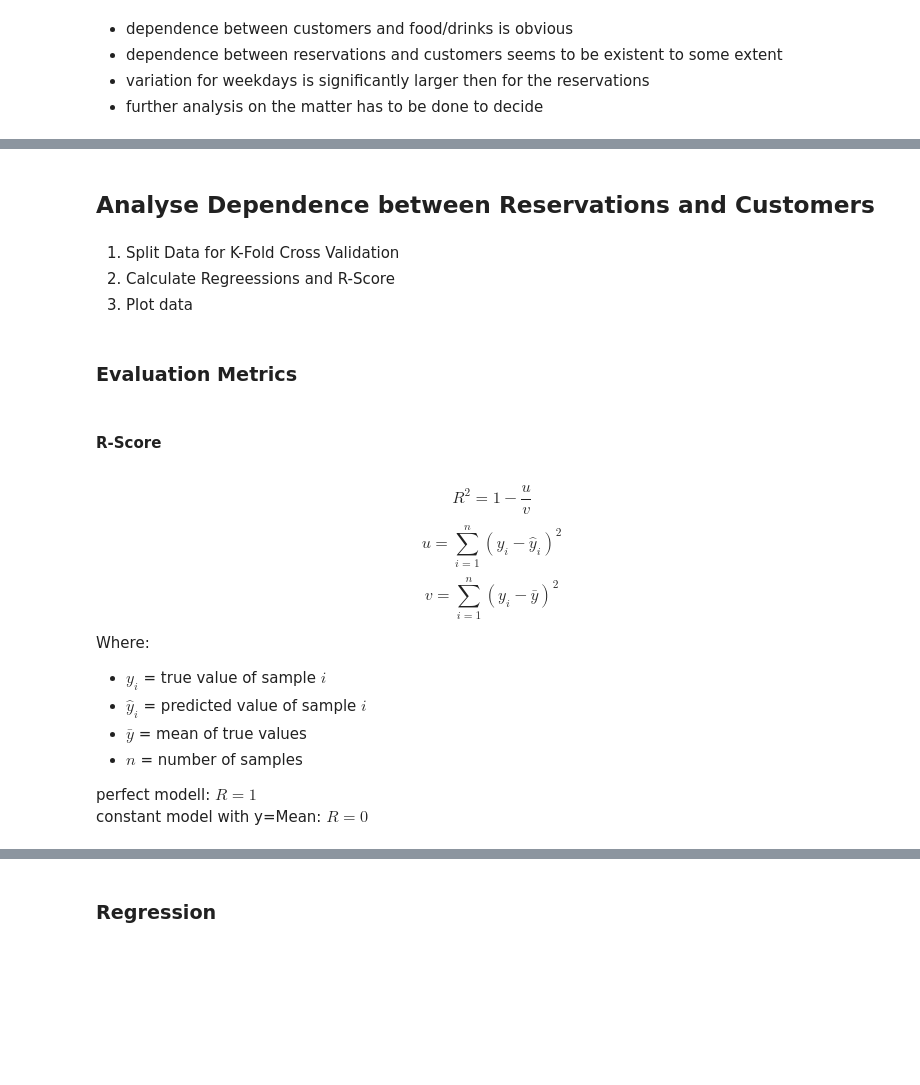
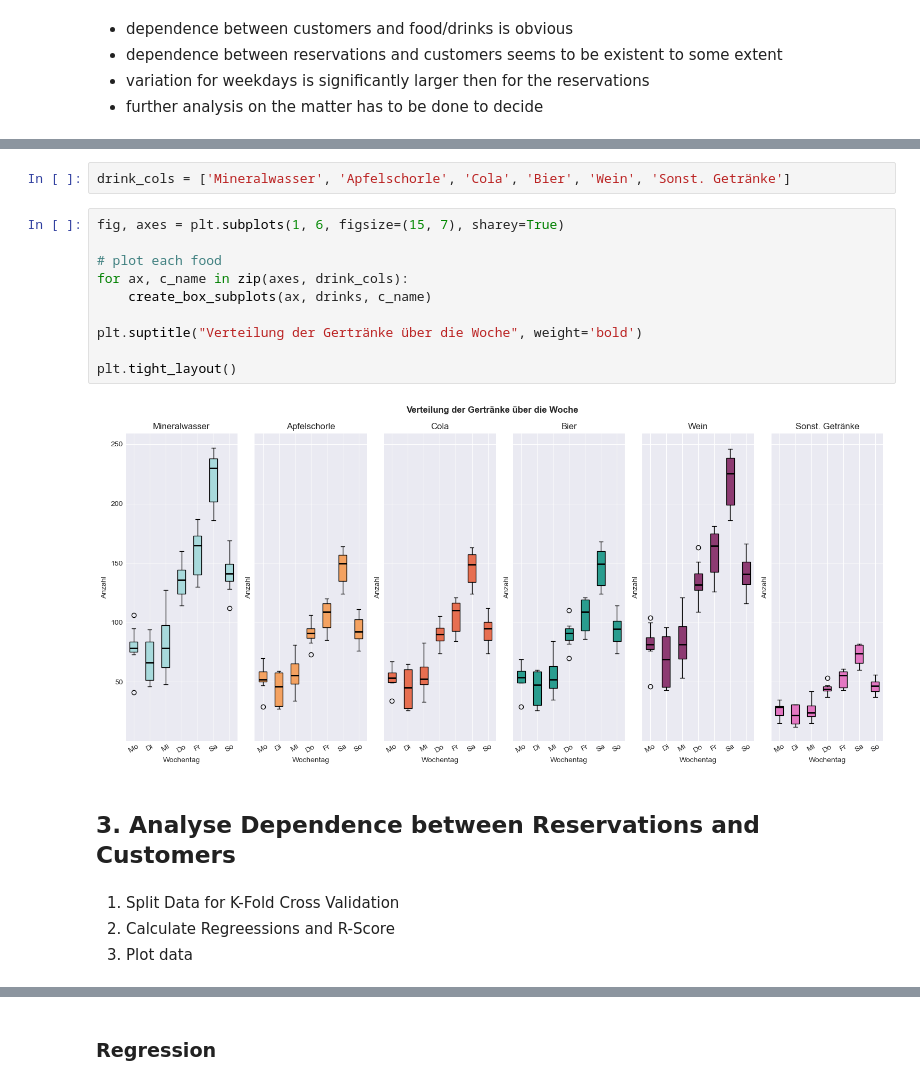
Before and after one commit to xjannis1x/master_ai, a Jupyter notebook: programming_in_python/exam/aufgabe2.ipynb, the cells around one changed output, grey strips where cells are left out. Drawn from its saved outputs; the diff is of its cells as text; blank space fills up the shorter version.

```diff
--- a/programming_in_python/exam/aufgabe2.ipynb
+++ b/programming_in_python/exam/aufgabe2.ipynb
@@ -322,25 +432,20 @@ plt.show()
+# %%
+drink_cols = ['Mineralwasser', 'Apfelschorle', 'Cola', 'Bier', 'Wein', 'Sonst. Getränke']
+# %%
+fig, axes = plt.subplots(1, 6, figsize=(15, 7), sharey=True)
+
+# plot each food
+for ax, c_name in zip(axes, drink_cols):
+    create_box_subplots(ax, drinks, c_name)
+
+plt.suptitle("Verteilung der Gertränke über die Woche", weight='bold')
+
+plt.tight_layout()
+# %% [output]
+[figure, added]
 # %% [markdown]
-## Analyse Dependence between Reservations and Customers
+## 3. Analyse Dependence between Reservations and Customers
 # %% [markdown]
 1. Split Data for K-Fold Cross Validation
 2. Calculate Regreessions and R-Score
 3. Plot data
-# %% [markdown]
-### Evaluation Metrics
-# %% [markdown]
-#### R-Score
-# %% [markdown]
-$$R^2 = 1 - \frac{u}{v}$$
-$$u = \sum_{i=1}^{n} (y_i - \hat{y}_i)^2$$
-$$v = \sum_{i=1}^{n} (y_i - \bar{y})^2$$
-
-Where:
-
-
-- $y_i$ = true value of sample $i$
-- $\hat{y}_i$ = predicted value of sample $i$
-- $\bar{y}$ = mean of true values
-- $n$ = number of samples
-
-perfect modell: $R=1$ <br>
-constant model with y=Mean: $R=0$
```
Also changed, not shown: parts of 86 cells of this notebook.
